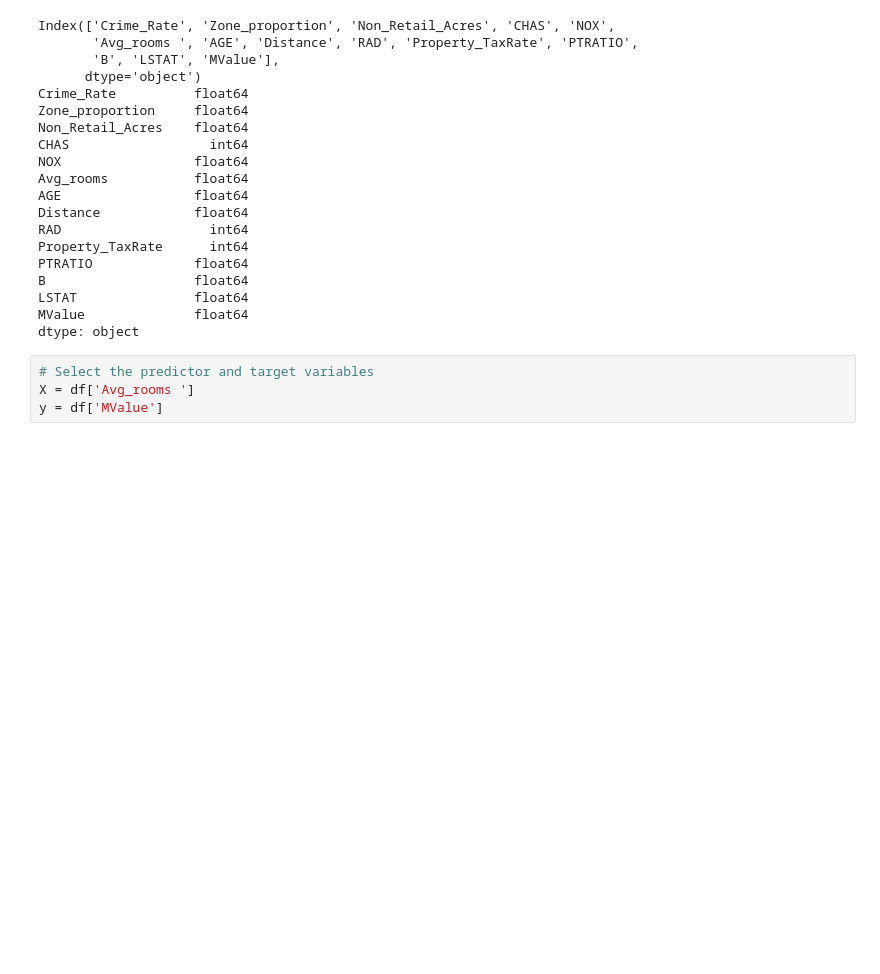
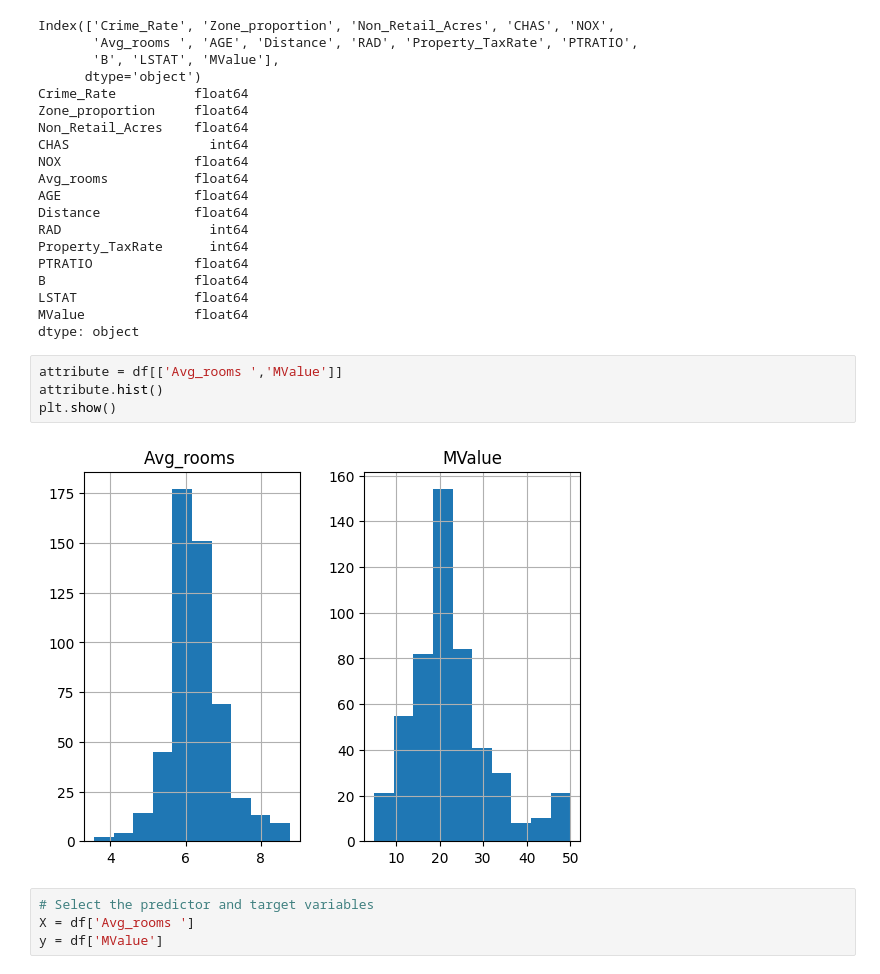
Before and after one commit to Bagyalakshmi1429/machine_learning, a Jupyter notebook: LAB1AML.ipynb, the cells around one changed output. Saved outputs shown, nothing was run; the diff lists cells and outputs as text; blank space fills up the shorter version.

```diff
--- a/LAB1AML.ipynb
+++ b/LAB1AML.ipynb
@@ -130,6 +132,12 @@ B                   float64
 LSTAT               float64
 MValue              float64
 dtype: object
+# %%
+attribute = df[['Avg_rooms ','MValue']]
+attribute.hist()
+plt.show()
+# %% [output]
+[figure, added]
 # %%
 # Select the predictor and target variables
 X = df['Avg_rooms ']
```
Also changed, not shown: parts of 10 cells of this notebook.
